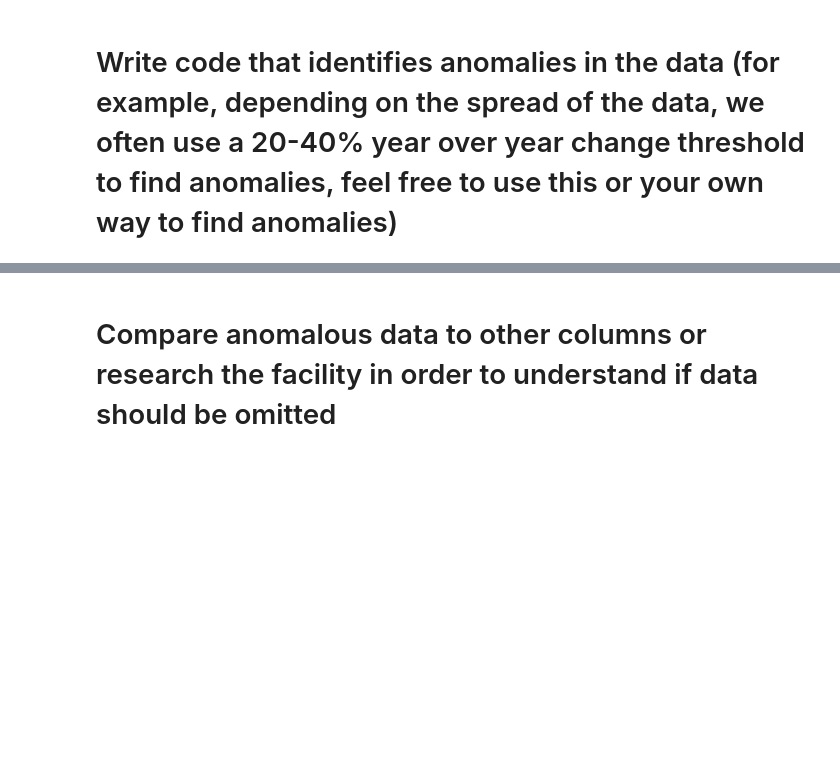
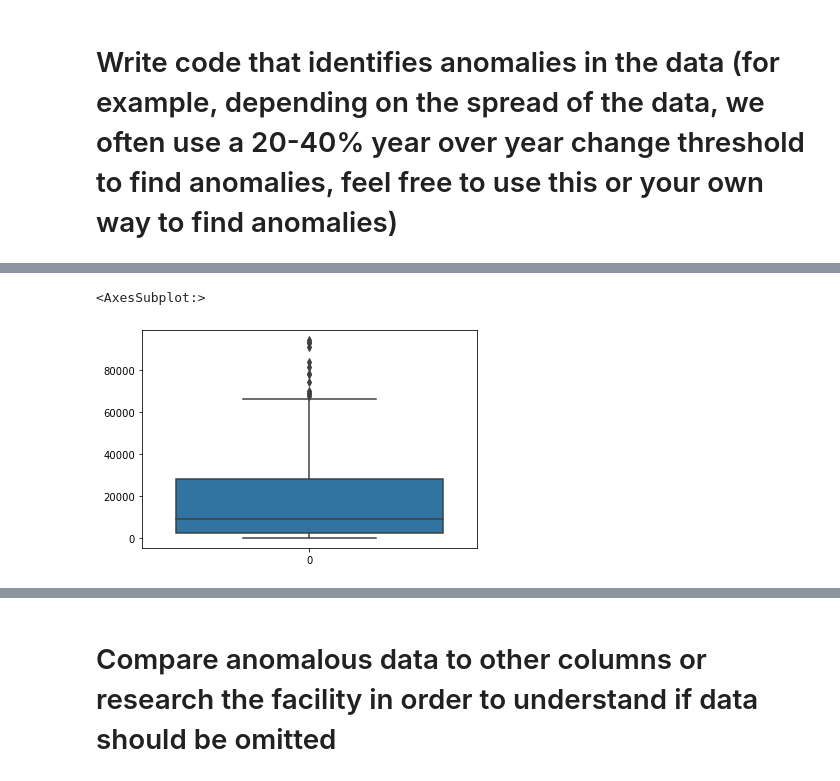
Before and after one commit to albertyusun/VeraInterview, a Jupyter notebook: clean.ipynb, the cells around one changed output, grey strips where cells are left out. Cells and saved outputs as stored; diff of their text form; code cells hidden in the pictures; blank space fills up the shorter version.

```diff
--- a/clean.ipynb
+++ b/clean.ipynb
@@ -85,0 +133,7 @@ df.pivot(index='year',
+# %%
+new_df = df.loc[df['admissions_year'] < find_bounds(df['admissions_year'])[1]]
+
+sns.boxplot(data=new_df['admissions_year'])
+# %% [output]
+<AxesSubplot:>
+[figure, added]
```
Also changed, not shown: parts of 11 cells of this notebook, 1 other file.
